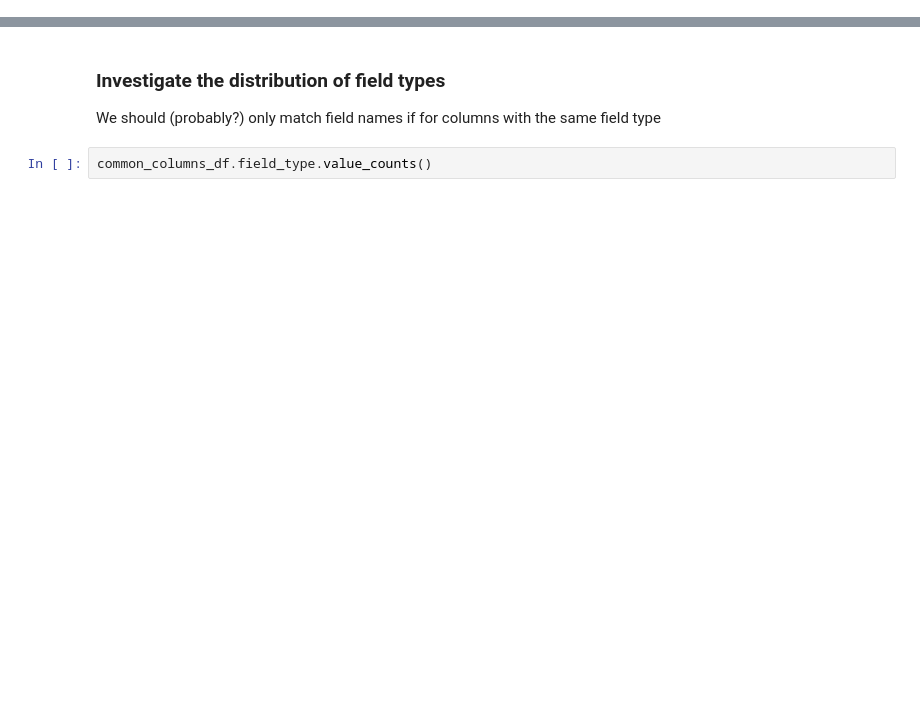
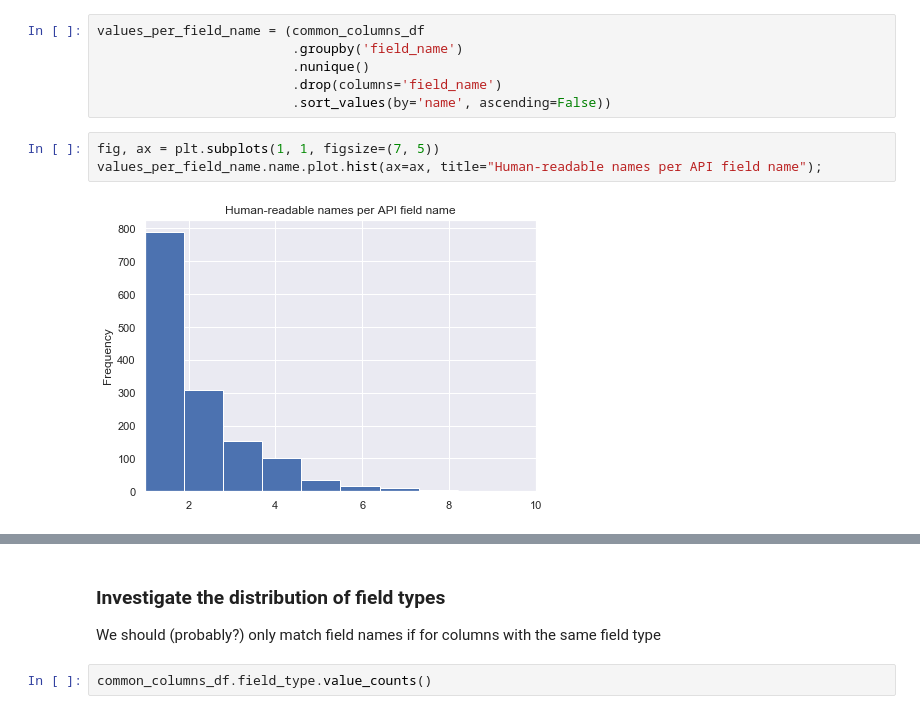
Before and after one commit to tsdataclinic/scout, a Jupyter notebook: analysis/avery-eda.ipynb, the cells around one changed output, grey strips where cells are left out. Cells and saved outputs as stored; diff of their text form; blank space fills up the shorter version.

```diff
--- a/analysis/avery-eda.ipynb
+++ b/analysis/avery-eda.ipynb
@@ -14,0 +54,11 @@ common_columns_df.describe()
+# %%
+values_per_field_name = (common_columns_df
+                         .groupby('field_name')
+                         .nunique()
+                         .drop(columns='field_name')
+                         .sort_values(by='name', ascending=False))
+# %%
+fig, ax = plt.subplots(1, 1, figsize=(7, 5))
+values_per_field_name.name.plot.hist(ax=ax, title="Human-readable names per API field name");
+# %% [output]
+[figure, added]
```
Also changed, not shown: parts of 32 cells of this notebook.
